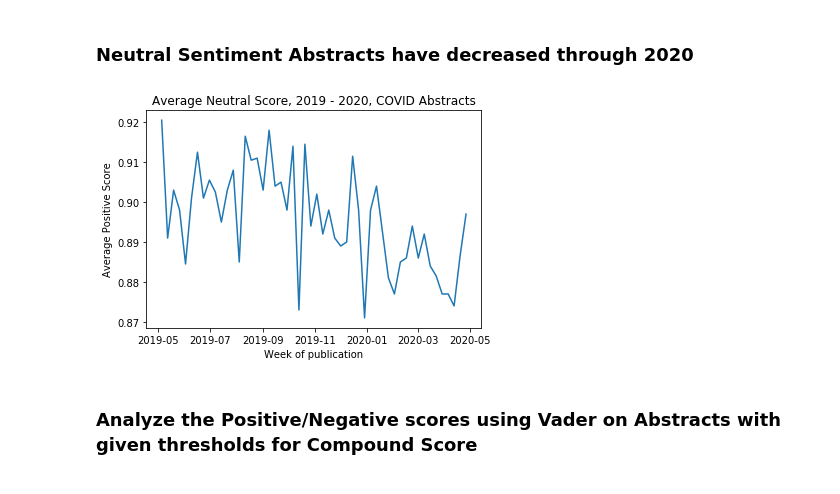
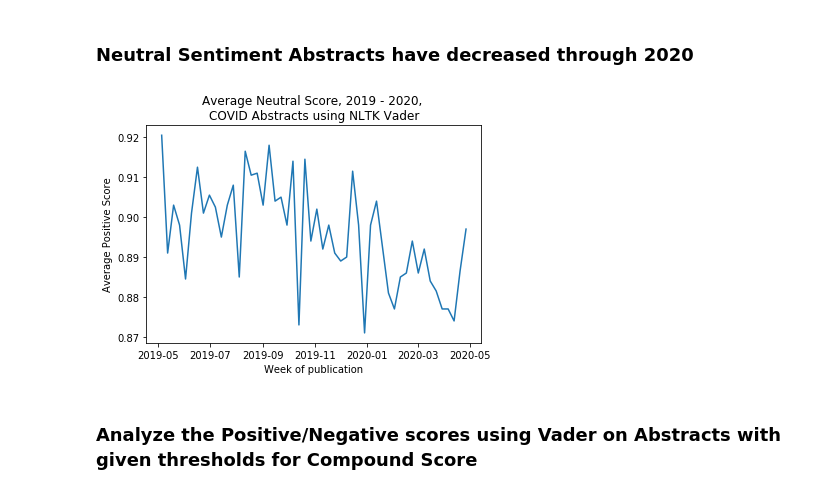
Before and after one commit to amandahutter/COVID-19-Kaggle-Analysis, a Jupyter notebook: CORD19-Analysis.ipynb, the cells around one changed output. Cells and saved outputs as stored; diff of their text form; code cells hidden in the pictures.

```diff
--- a/CORD19-Analysis.ipynb
+++ b/CORD19-Analysis.ipynb
@@ -600,17 +611,19 @@ plt.show()
 # %%
 neutral_by_week = recent_vader[['weekStart','Neutral']].groupby('weekStart').median()
 neutral_by_week = neutral_by_week.reset_index()
 
 x = neutral_by_week['weekStart']
 y = neutral_by_week['Neutral']
 
 plt.ylabel("Average Positive Score")
 plt.xlabel("Week of publication")
-plt.title("Average Neutral Score, 2019 - 2020, COVID Abstracts")
+plt.title("Average Neutral Score, 2019 - 2020, \nCOVID Abstracts using NLTK Vader")
 plt.plot(x, y)
+
+plt.savefig("charts/Vader_Abstracts_Neu.png")
 plt.show()
 # %% [output]
-[figure, old version]
+[figure, new version]
 # %% [markdown]
 ### Analyze the Positive/Negative scores using Vader on Abstracts with given thresholds for Compound Score
 # %%
```
Also changed, not shown: parts of 81 cells of this notebook.
